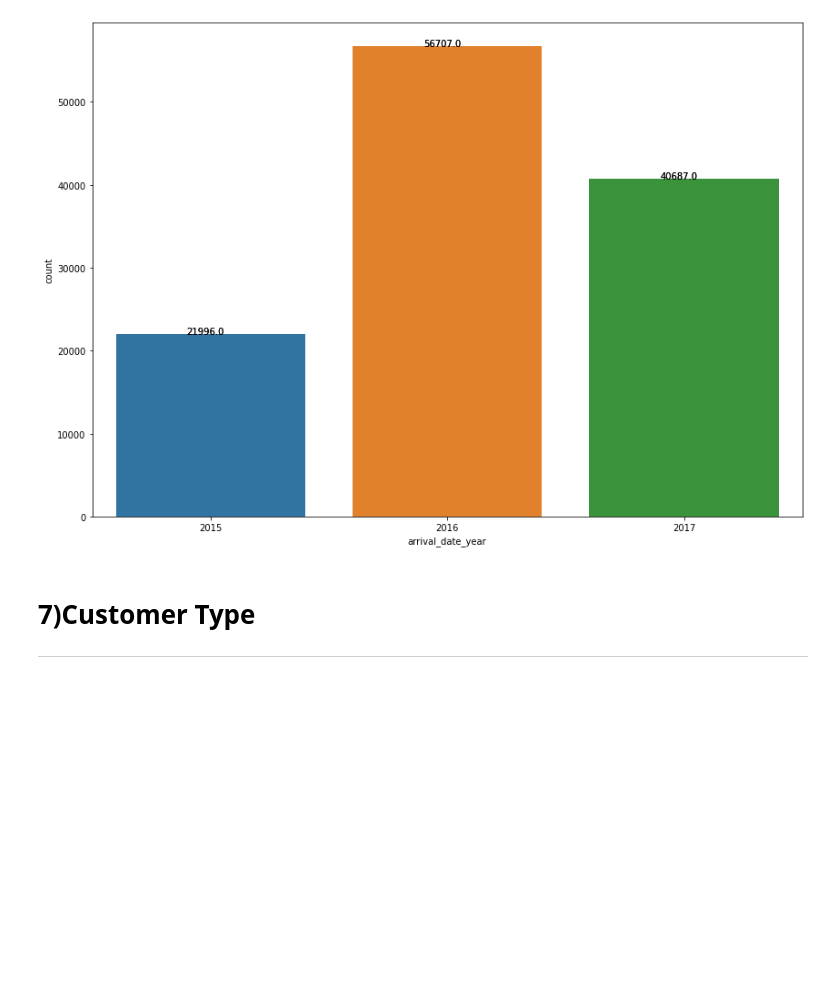
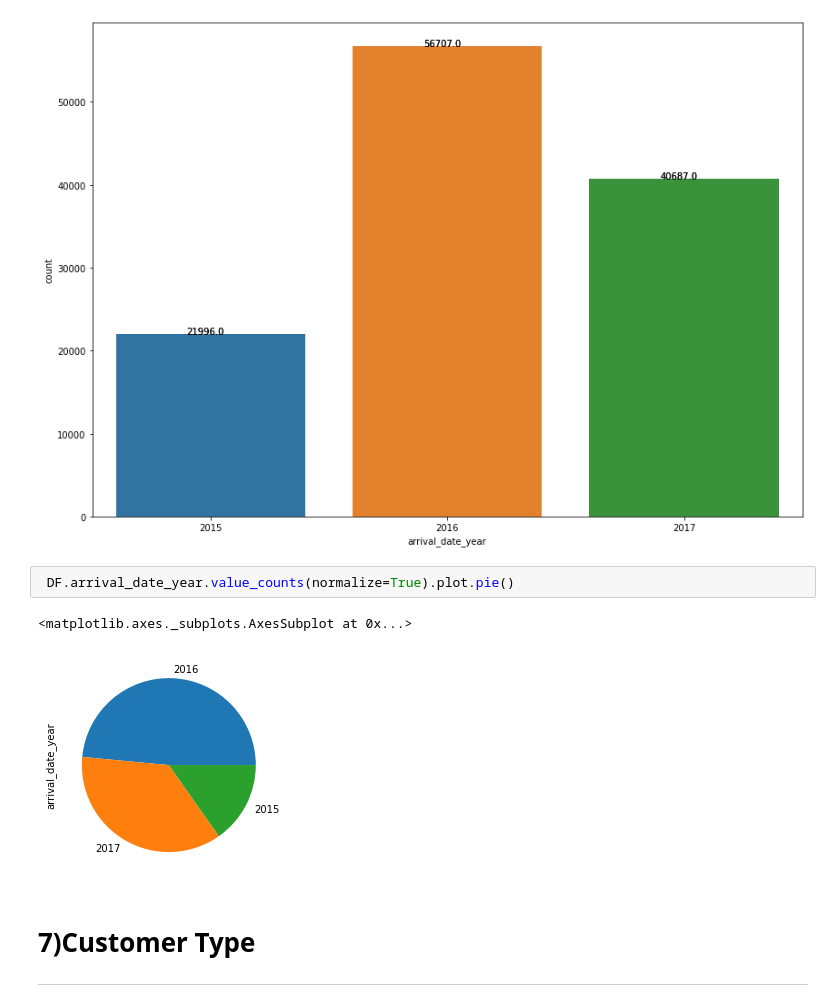
Before and after one commit to pratikghodke777/Hotel-Booking-Analysis---Capstone-Project-, a Jupyter notebook: Hotel_Booking_Analysis_Capstone_Project_(1).ipynb, the cells around one changed output. Saved outputs shown, nothing was run; the diff lists cells and outputs as text; blank space fills up the shorter version.

```diff
--- a/Hotel_Booking_Analysis_Capstone_Project_(1).ipynb
+++ b/Hotel_Booking_Analysis_Capstone_Project_(1).ipynb
@@ -448,6 +453,11 @@ for p in ax.patches:
 plt.show()
 # %% [output]
 [figure]
+# %%
+ DF.arrival_date_year.value_counts(normalize=True).plot.pie()
+# %% [output]
+<matplotlib.axes._subplots.AxesSubplot at 0x...>
+[figure, added]
 # %% [markdown]
 # **7)Customer Type**
 
```
Also changed, not shown: parts of 13 cells of this notebook.
